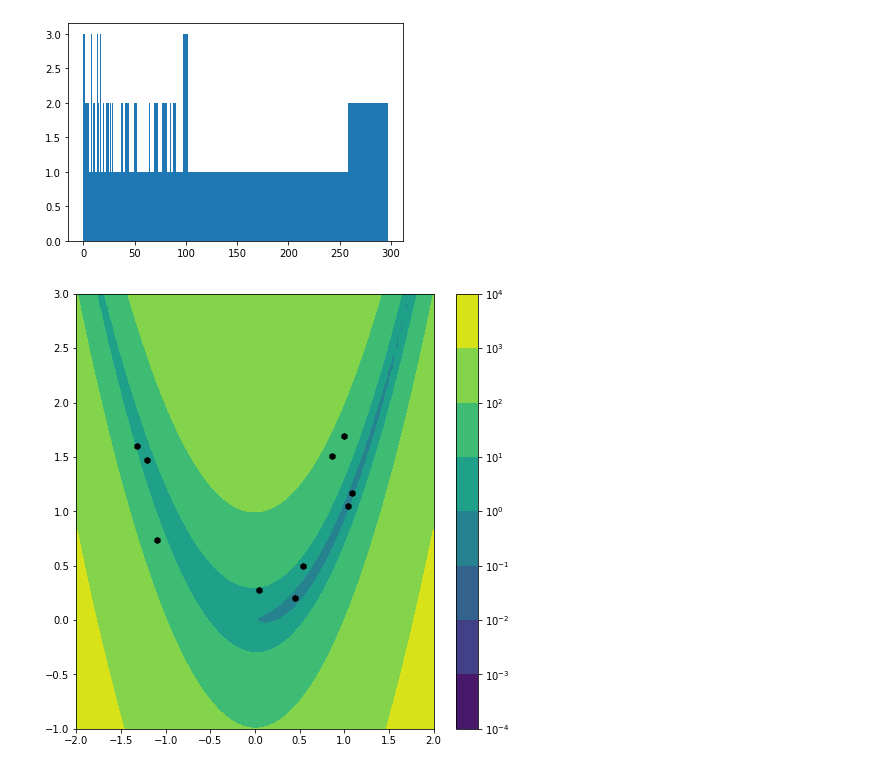
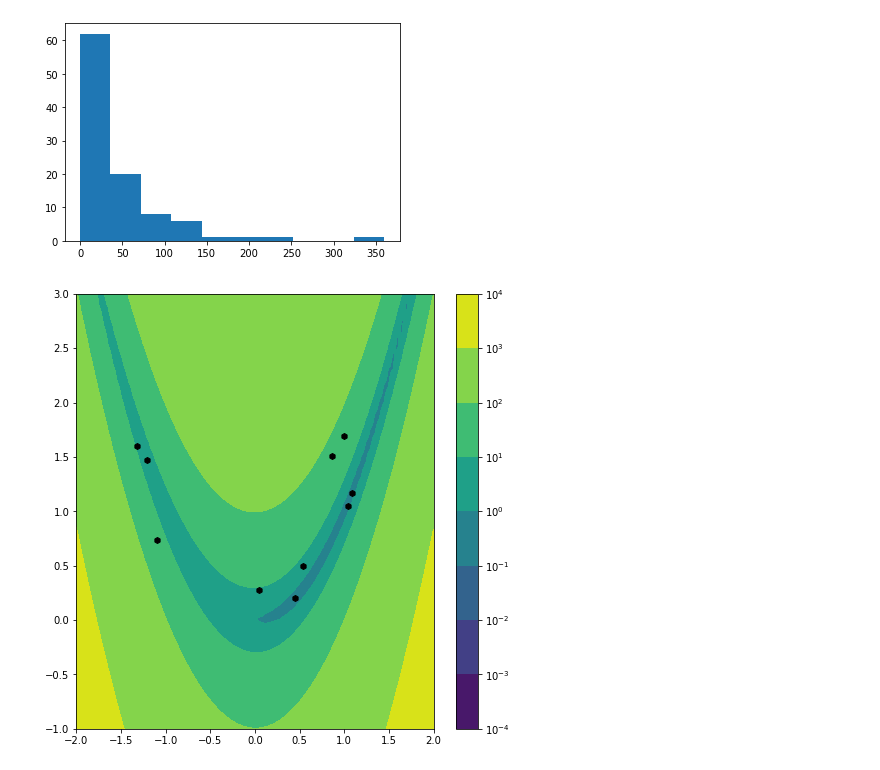
Before and after one commit to mark22222/neuroevolution, a Jupyter notebook: 1.ipynb, the cells around one changed output. Drawn from its saved outputs; the diff is of its cells as text; code cells hidden in the pictures.

```diff
--- a/1.ipynb
+++ b/1.ipynb
@@ -45,8 +46,8 @@ print(counters)
 # %%
-plt.hist(counters, bins = np.unique(counters))
+plt.hist(counters, math.ceil(math.sqrt(100)))
 plt.show()
 # %% [output]
-[figure, old version]
+[figure, new version]
 # %%
 from pylab import meshgrid
 from matplotlib import colors
```
Also changed, not shown: parts of 2 cells of this notebook.
